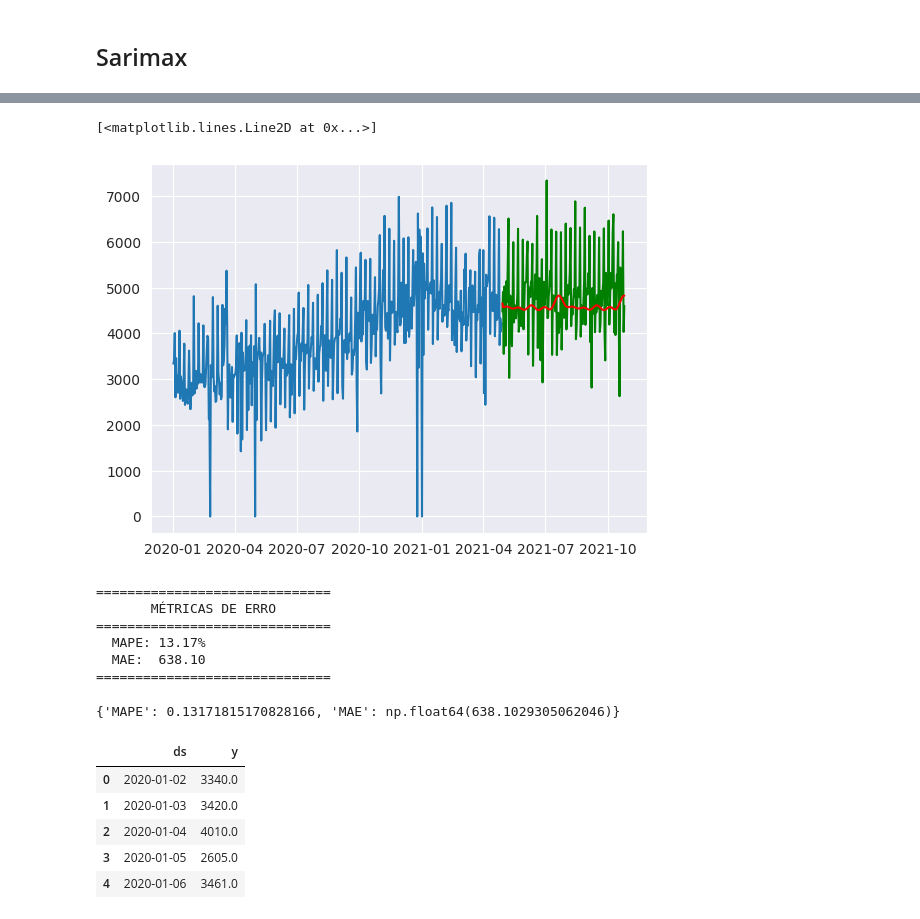
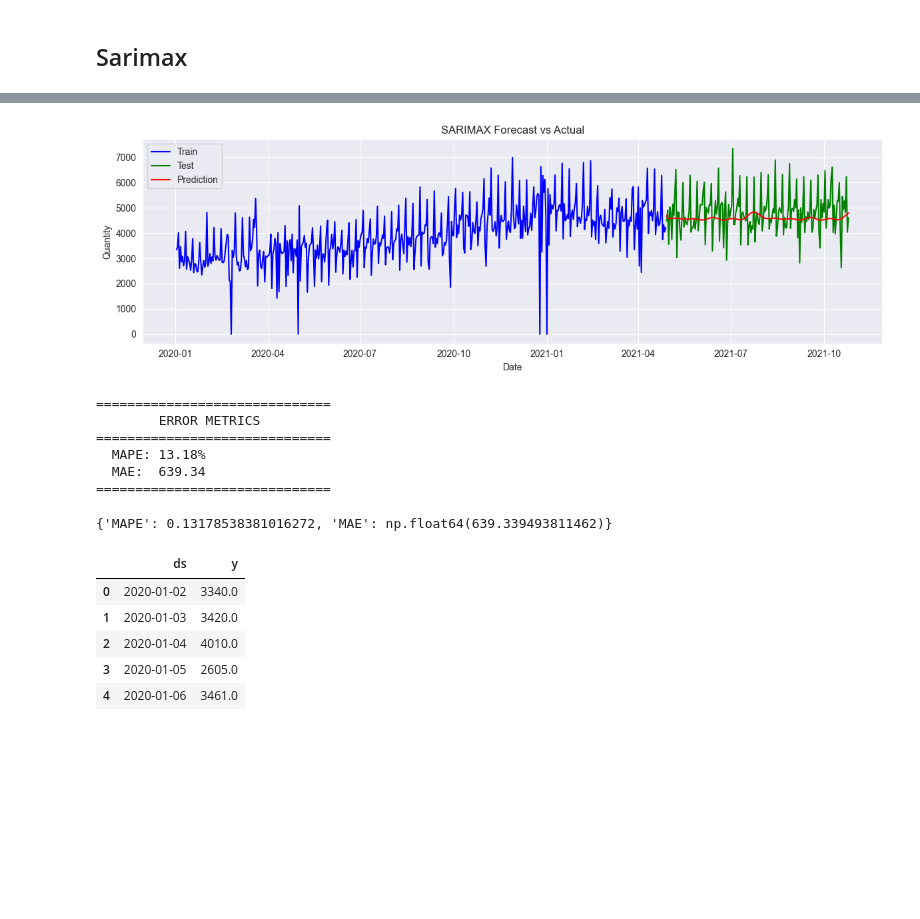
Before and after one commit to Joa1Camargo/online-petshop-data-analysis, a Jupyter notebook: notebooks/PharmaSaude.ipynb, the cells around one changed output, grey strips where cells are left out. Cells and saved outputs as stored; diff of their text form; code cells hidden in the pictures; blank space fills up the shorter version.

```diff
--- a/notebooks/PharmaSaude.ipynb
+++ b/notebooks/PharmaSaude.ipynb
@@ -540,26 +550,34 @@ exog_test_sarimax.index = df_mt.index
 # %%
 # Gerando as previsões
 y_predict = res.predict(start=df_mt.index.min(), end=df_mt.index.max(), exog=exog_test_sarimax)
-#plot dos resultados
-plt.plot(df_m.QUANTIDADE)
-plt.plot(df_mt.QUANTIDADE, color='green')
-plt.plot(y_predict,color= 'red')
+
+# plot dos resultados
+fig, ax = plt.subplots(figsize=(12, 4))
+ax.plot(df_m.index, df_m.iloc[:, 0], label='Train', color='blue')
+ax.plot(df_mt.index, df_mt.iloc[:, 0], label='Test', color='green')
+ax.plot(y_predict.index, y_predict, label='Prediction', color='red')
+ax.set_title('SARIMAX Forecast vs Actual')
+ax.set_xlabel('Date')
+ax.set_ylabel('Quantity')
+ax.legend()
+fig.tight_layout()
+fig.savefig(output_dir / 'sarimax_forecast.png', dpi=300, bbox_inches='tight')
+plt.show()
 # %% [output]
-[<matplotlib.lines.Line2D at 0x...>]
-[figure, old version]
+[figure, new version]
 # %%
 # The line below created a self-referential series, causing a recursion error.
 # y_predict['pred'] = y_predict
 # y_predict is already a pandas Series with the predictions.
 # %%
-calculo_erro(y_predict, df_mt.QUANTIDADE)
+compute_error(y_predict, df_mt.QUANTITY)
 # %% [output]
 ==============================
-       MÉTRICAS DE ERRO
+        ERROR METRICS
 ==============================
-  MAPE: 13.17%
-  MAE:  638.10
+  MAPE: 13.18%
+  MAE:  639.34
 ==============================
-{'MAPE': 0.13171815170828166, 'MAE': np.float64(638.1029305062046)}
+{'MAPE': 0.13178538381016272, 'MAE': np.float64(639.339493811462)}
 # %%
 # ajuste do dataset de treino e teste
```
Also changed, not shown: parts of 13 cells of this notebook, 9 other files.
